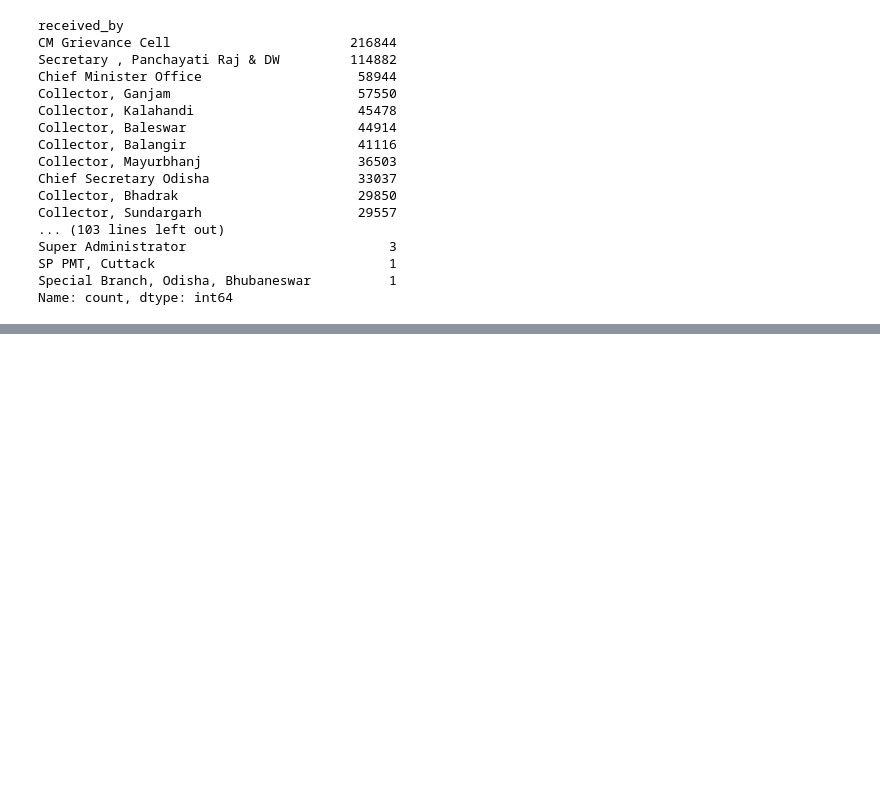
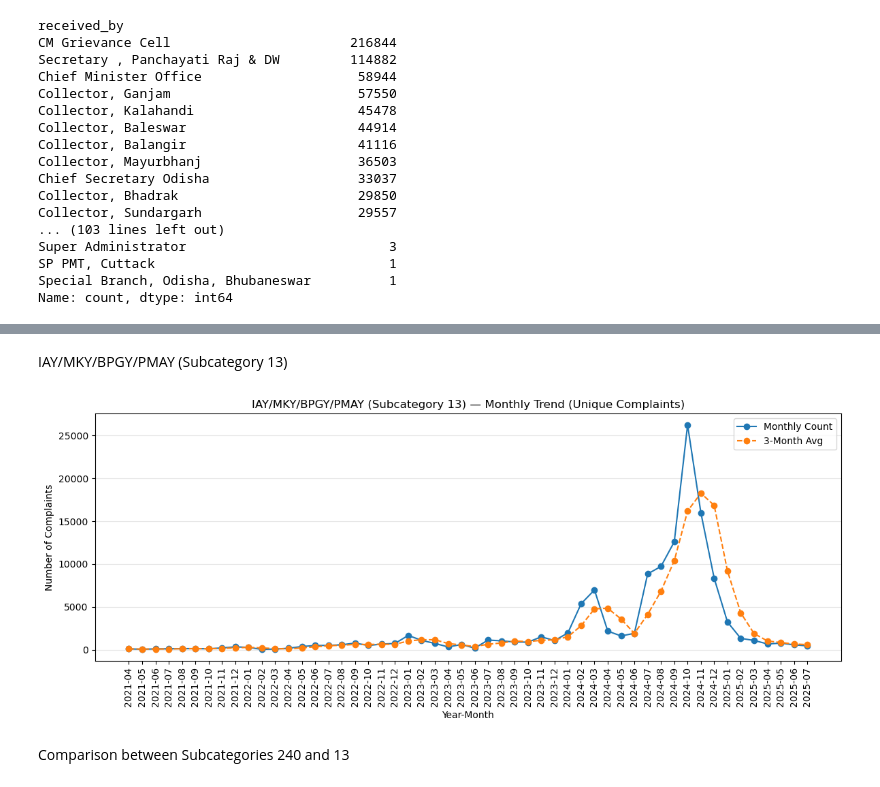
Before and after one commit to Data-Policy-and-Innovation-Centre/grievance, a Jupyter notebook: notebook/datacleaningtrial.ipynb, the cells around one changed output, grey strips where cells are left out. Drawn from its saved outputs; the diff is of its cells as text; code cells hidden in the pictures; blank space fills up the shorter version.

```diff
--- a/notebook/datacleaningtrial.ipynb
+++ b/notebook/datacleaningtrial.ipynb
@@ -1542,0 +2462,11 @@ dtype: float64
+# %% [markdown]
+IAY/MKY/BPGY/PMAY (Subcategory 13)
+# %%
+plot_single_trend(
+    trend_13,
+    "IAY/MKY/BPGY/PMAY (Subcategory 13) — Monthly Trend (Unique Complaints)"
+)
+# %% [output]
+[figure, added]
+# %% [markdown]
+Comparison between Subcategories 240 and 13
```
Also changed, not shown: parts of 338 cells of this notebook.
